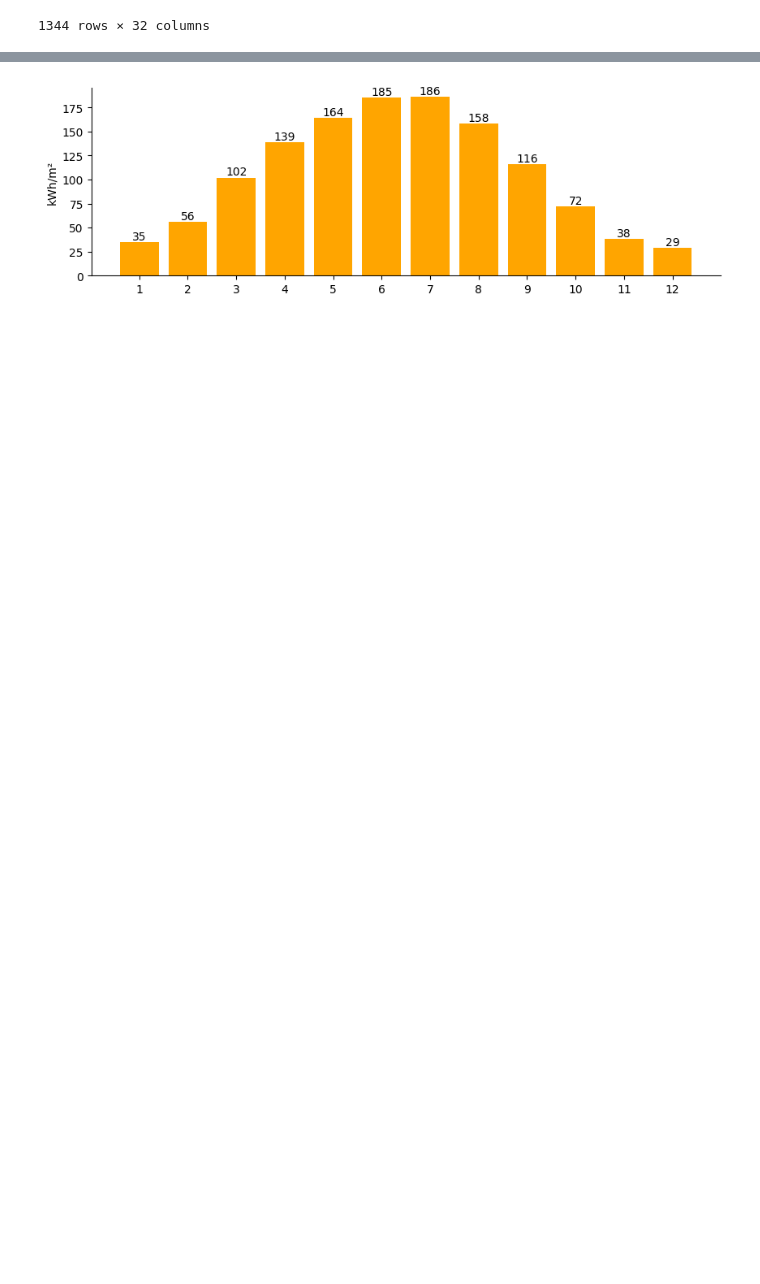
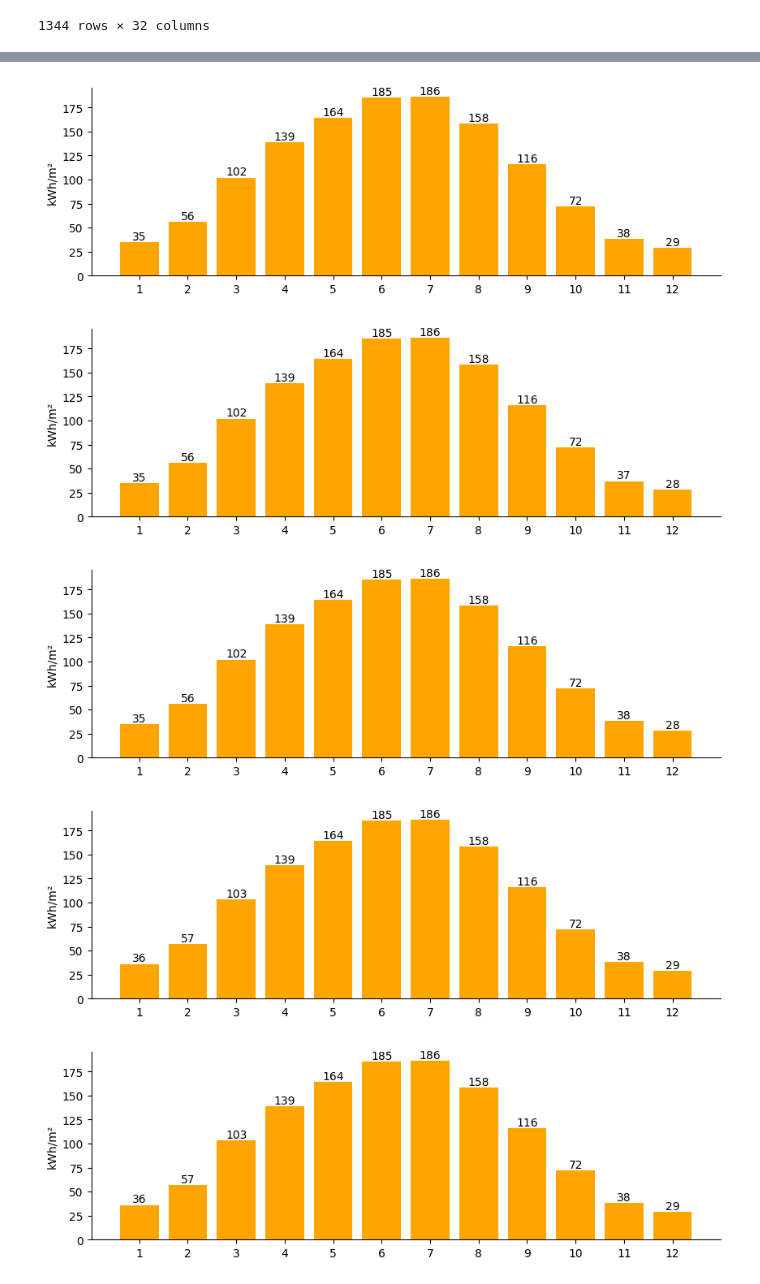
Before and after one commit to nrohrbach/Strahlung_Barchart, a Jupyter notebook: Strahlung_Barchart.ipynb, the cells around one changed output, grey strips where cells are left out. Saved outputs shown, nothing was run; the diff lists cells and outputs as text; code cells hidden in the pictures; blank space fills up the shorter version.

```diff
--- a/Strahlung_Barchart.ipynb
+++ b/Strahlung_Barchart.ipynb
@@ -28,3 +34,3 @@ dfNeigung0
 # %%
-dfTest = dfNeigung0.query("RasterID == '2586125_1189575'")
+dfTest = dfNeigung0[dfNeigung0.RasterID.str.startswith('2586125')]
 # %%
@@ -51,3 +58,8 @@ dtype: object
 #Fill array names. Add new year
 names = []
 names = [1, 2, 3, 4, 5, 6, 7, 8, 9, 10, 11, 12]
+# %%
+i = 0
+# %%
+dfTest.reset_index(inplace=True, drop=True)
+dfTest
@@ -54,36 +85,47 @@ names = [1, 2, 3, 4, 5, 6, 7, 8, 9, 10, 11, 12]
 # %%
-for Id in dfTest['RasterID']:
+def strahlungplot(i):
 
-  values = []
-  values = [
-  int(dfTest.loc[0, 'Globalstrahlung_Januar_kWhm2']),
-  dfTest.loc[0, 'Globalstrahlung_Februar_kWhm2'],
-  dfTest.loc[0, 'Globalstrahlung_Maerz_kWhm2'],
-  dfTest.loc[0, 'Globalstrahlung_April_kWhm2'],
-  dfTest.loc[0, 'Globalstrahlung_Mai_kWhm2'],
-  dfTest.loc[0, 'Globalstrahlung_Juni_kWhm2'],
-  dfTest.loc[0, 'Globalstrahlung_Juli_kWhm2'],
-  dfTest.loc[0, 'Globalstrahlung_August_kWhm2'],
-  dfTest.loc[0, 'Globalstrahlung_September_kWhm2'],
-  dfTest.loc[0, 'Globalstrahlung_Oktober_kWhm2'],
-  dfTest.loc[0, 'Globalstrahlung_November_kWhm2'],
-  dfTest.loc[0, 'Globalstrahlung_Dezember_kWhm2'],
-  ]
+  for Id in dfTest['RasterID']:
+    values = []
+    values = [
+    dfTest.loc[i, 'Globalstrahlung_Januar_kWhm2'],
+    dfTest.loc[i, 'Globalstrahlung_Februar_kWhm2'],
+    dfTest.loc[i, 'Globalstrahlung_Maerz_kWhm2'],
+    dfTest.loc[i, 'Globalstrahlung_April_kWhm2'],
+    dfTest.loc[i, 'Globalstrahlung_Mai_kWhm2'],
+    dfTest.loc[i, 'Globalstrahlung_Juni_kWhm2'],
+    dfTest.loc[i, 'Globalstrahlung_Juli_kWhm2'],
+    dfTest.loc[i, 'Globalstrahlung_August_kWhm2'],
+    dfTest.loc[i, 'Globalstrahlung_September_kWhm2'],
+    dfTest.loc[i, 'Globalstrahlung_Oktober_kWhm2'],
+    dfTest.loc[i, 'Globalstrahlung_November_kWhm2'],
+    dfTest.loc[i, 'Globalstrahlung_Dezember_kWhm2'],
+    ]
 
-  ax = plt.axes()
-  bar = plt.bar(names, values, color= 'orange')
-  plt.xticks(names)
-  plt.ylabel('kWh/m²')
+    i = i + 1
 
-  #Deaktiviert Rahmen oben und rechts
-  ax.spines['top'].set_visible(False)
-  ax.spines['right'].set_visible(False)
+    ax = plt.axes()
+    bar = plt.bar(names, values, color= 'orange')
+    plt.xticks(names)
+    plt.ylabel('kWh/m²')
 
-  ax.bar_label(bar)
+    #Deaktiviert Rahmen oben und rechts
+    ax.spines['top'].set_visible(False)
+    ax.spines['right'].set_visible(False)
 
-  fig = plt.gcf()
-  fig.set_size_inches(10, 3)
-  plt.savefig('strahlung' + str(Id) + '.png', dpi=400, bbox_inches='tight',transparent=True)
-  plt.show()
+    ax.bar_label(bar)
+
+    fig = plt.gcf()
+    fig.set_size_inches(10, 3)
+    plt.savefig('strahlung' + str(Id) + '.png', dpi=80, bbox_inches='tight',transparent=True)
+    plt.show()
+
+
+
+strahlungplot(i)
 # %% [output]
 [figure]
+[figure, added]
+[figure, added]
+[figure, added]
+[figure, added]
```
Also changed, not shown: parts of 5 cells of this notebook.
